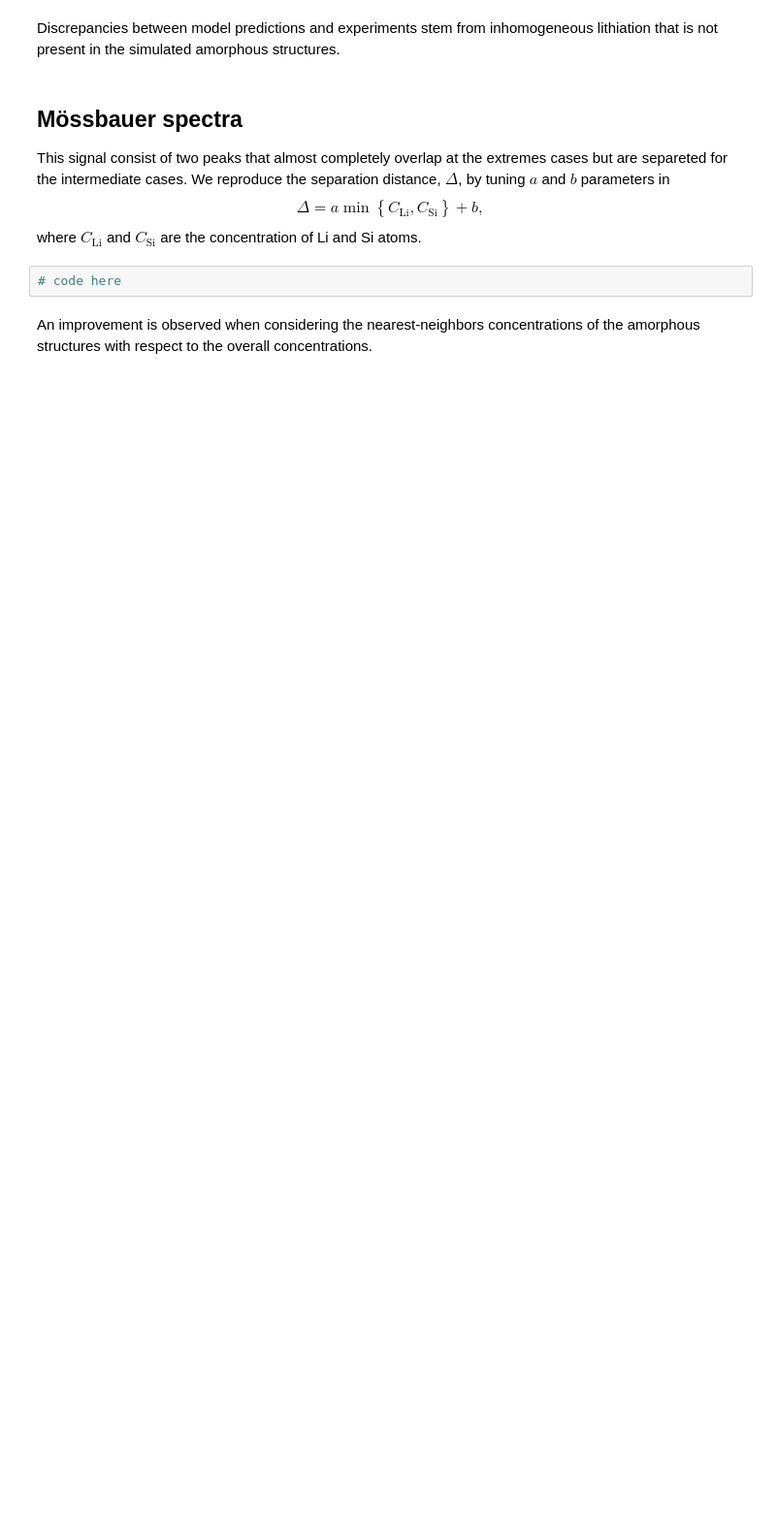
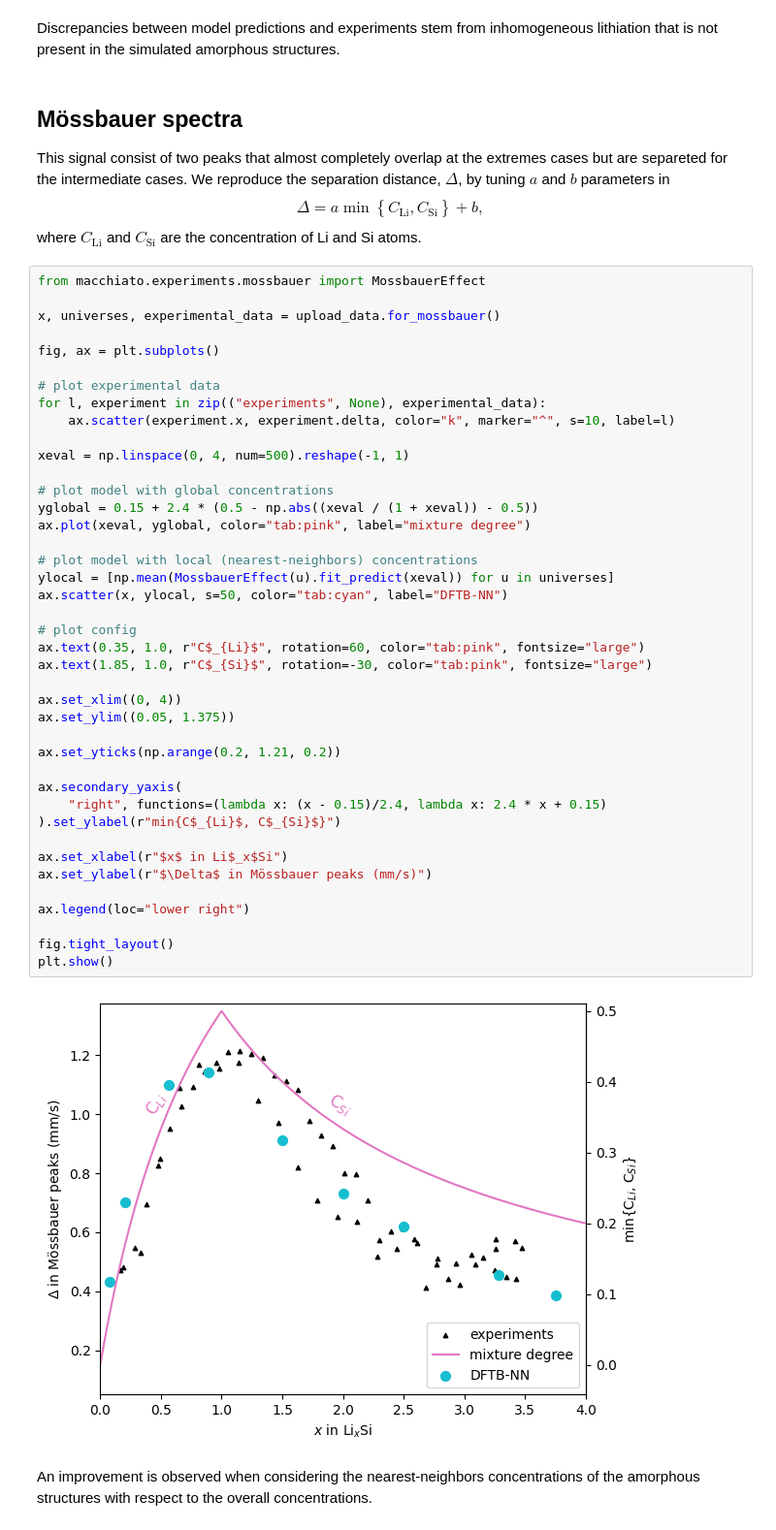
Before and after one commit to fernandezfran/macchiato, a Jupyter notebook: paper/pipeline.ipynb, the cells around one changed output. Shown: that part at 97% size. Saved outputs shown, nothing was run; the diff lists cells and outputs as text; blank space fills up the shorter version.

Commit message:
mossbauer pipeline

```diff
--- a/paper/pipeline.ipynb
+++ b/paper/pipeline.ipynb
@@ -356,6 +356,47 @@ $$
 $$
 where $C_{\text{Li}}$ and $C_{\text{Si}}$ are the concentration of Li and Si atoms.
 # %%
-# code here
+from macchiato.experiments.mossbauer import MossbauerEffect
+
+x, universes, experimental_data = upload_data.for_mossbauer()
+
+fig, ax = plt.subplots()
+
+# plot experimental data
+for l, experiment in zip(("experiments", None), experimental_data):
+    ax.scatter(experiment.x, experiment.delta, color="k", marker="^", s=10, label=l)
+
+xeval = np.linspace(0, 4, num=500).reshape(-1, 1)
+
+# plot model with global concentrations
+yglobal = 0.15 + 2.4 * (0.5 - np.abs((xeval / (1 + xeval)) - 0.5))
+ax.plot(xeval, yglobal, color="tab:pink", label="mixture degree")
+
+# plot model with local (nearest-neighbors) concentrations
+ylocal = [np.mean(MossbauerEffect(u).fit_predict(xeval)) for u in universes]
+ax.scatter(x, ylocal, s=50, color="tab:cyan", label="DFTB-NN")
+
+# plot config
+ax.text(0.35, 1.0, r"C$_{Li}$", rotation=60, color="tab:pink", fontsize="large")
+ax.text(1.85, 1.0, r"C$_{Si}$", rotation=-30, color="tab:pink", fontsize="large")
+
+ax.set_xlim((0, 4))
+ax.set_ylim((0.05, 1.375))
+
+ax.set_yticks(np.arange(0.2, 1.21, 0.2))
+
+ax.secondary_yaxis(
+    "right", functions=(lambda x: (x - 0.15)/2.4, lambda x: 2.4 * x + 0.15)
+).set_ylabel(r"min{C$_{Li}$, C$_{Si}$}")
+
+ax.set_xlabel(r"$x$ in Li$_x$Si")
+ax.set_ylabel(r"$\Delta$ in Mössbauer peaks (mm/s)")
+
+ax.legend(loc="lower right")
+
+fig.tight_layout()
+plt.show()
+# %% [output]
+[figure, added]
 # %% [markdown]
 An improvement is observed when considering the nearest-neighbors concentrations of the amorphous structures with respect to the overall concentrations.
```
Also changed, not shown: 1 other file.
